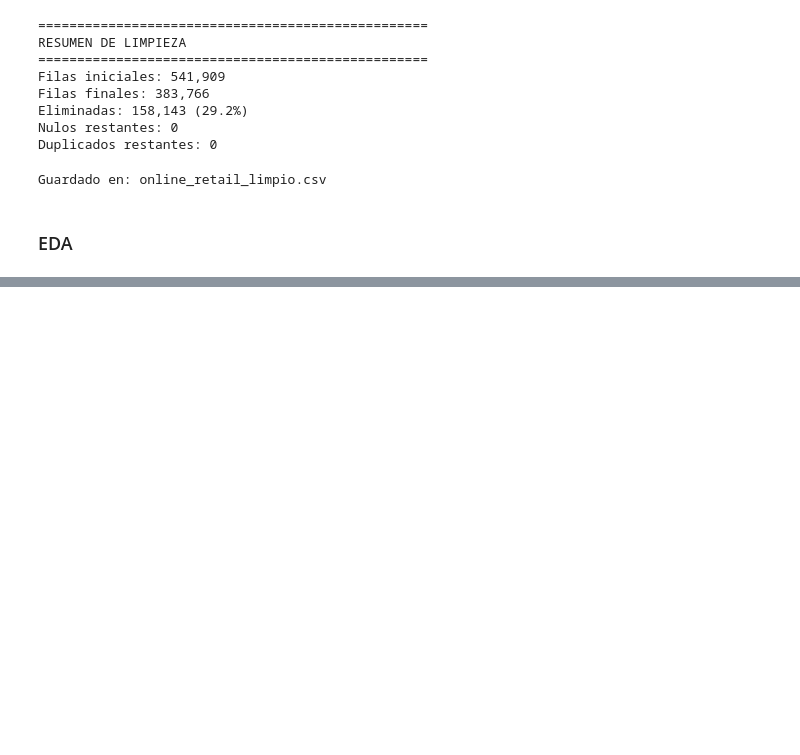
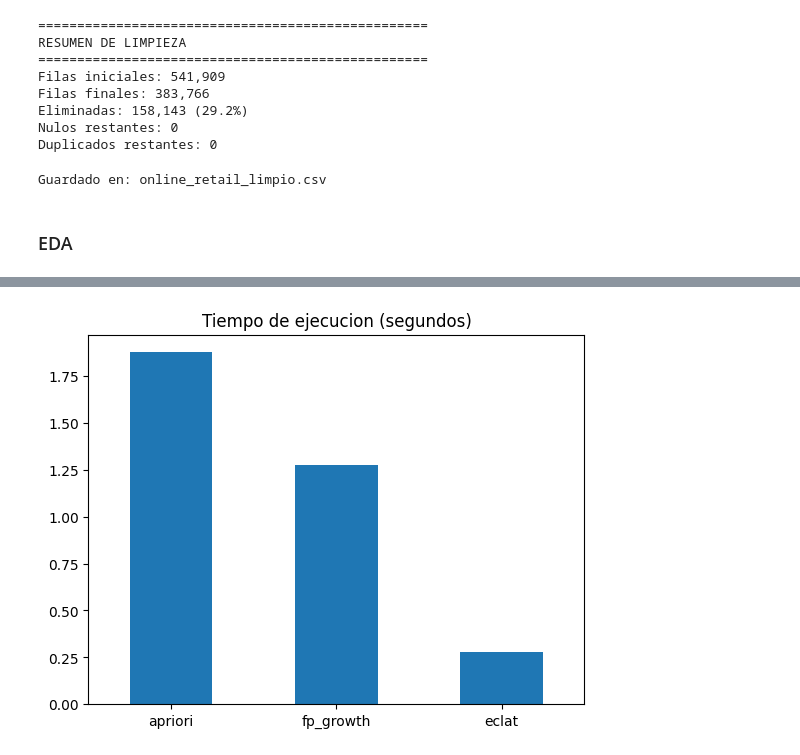
Before and after one commit to DDev-max/Proyecto-final-mineria2, a Jupyter notebook: notebook.ipynb, the cells around one changed output, grey strips where cells are left out. Cells and saved outputs as stored; diff of their text form; code cells hidden in the pictures; blank space fills up the shorter version.

Commit message:
Implementación de Reglas de asociación

```diff
--- a/notebook.ipynb
+++ b/notebook.ipynb
@@ -238,0 +241,2 @@ Name: Total, dtype: float64
+# %%
+reglas = PipelineEDA("online_retail_limpio.csv")
@@ -238,0 +322,4 @@ Name: Total, dtype: float64
+# %%
+reglas.graficar_tiempos()
+# %% [output]
+[figure, added]
```
Also changed, not shown: parts of 23 cells of this notebook, 1 other file.
